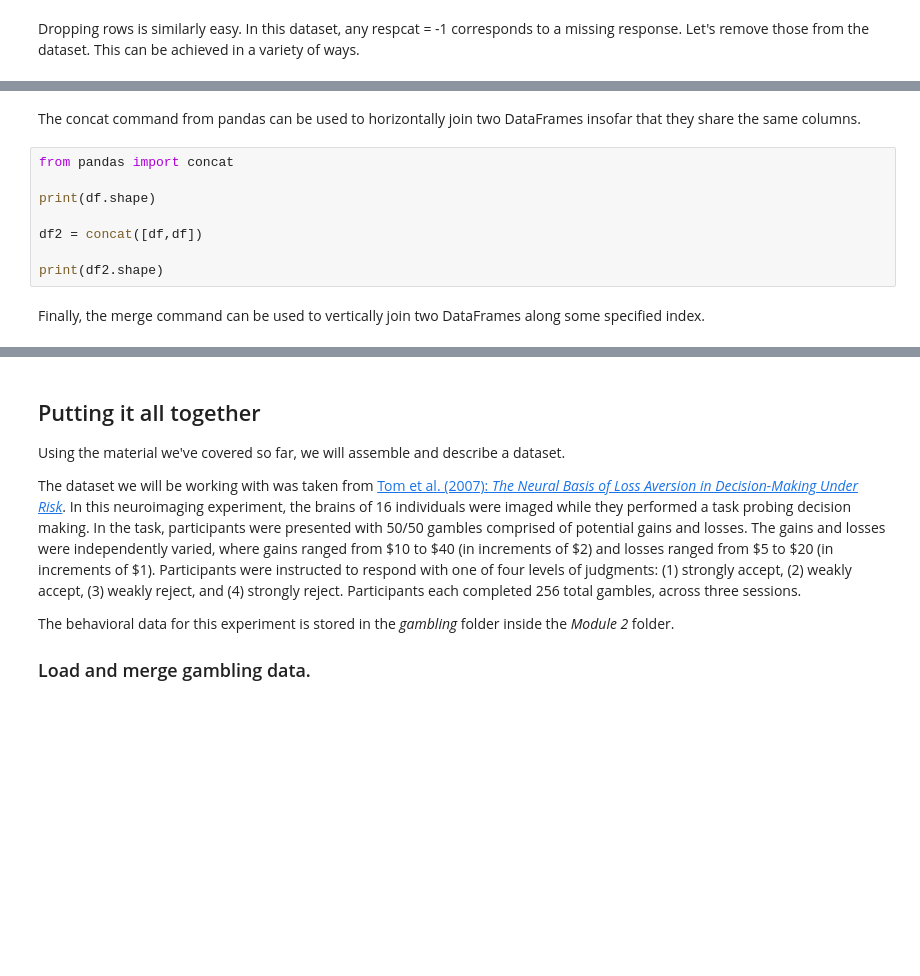
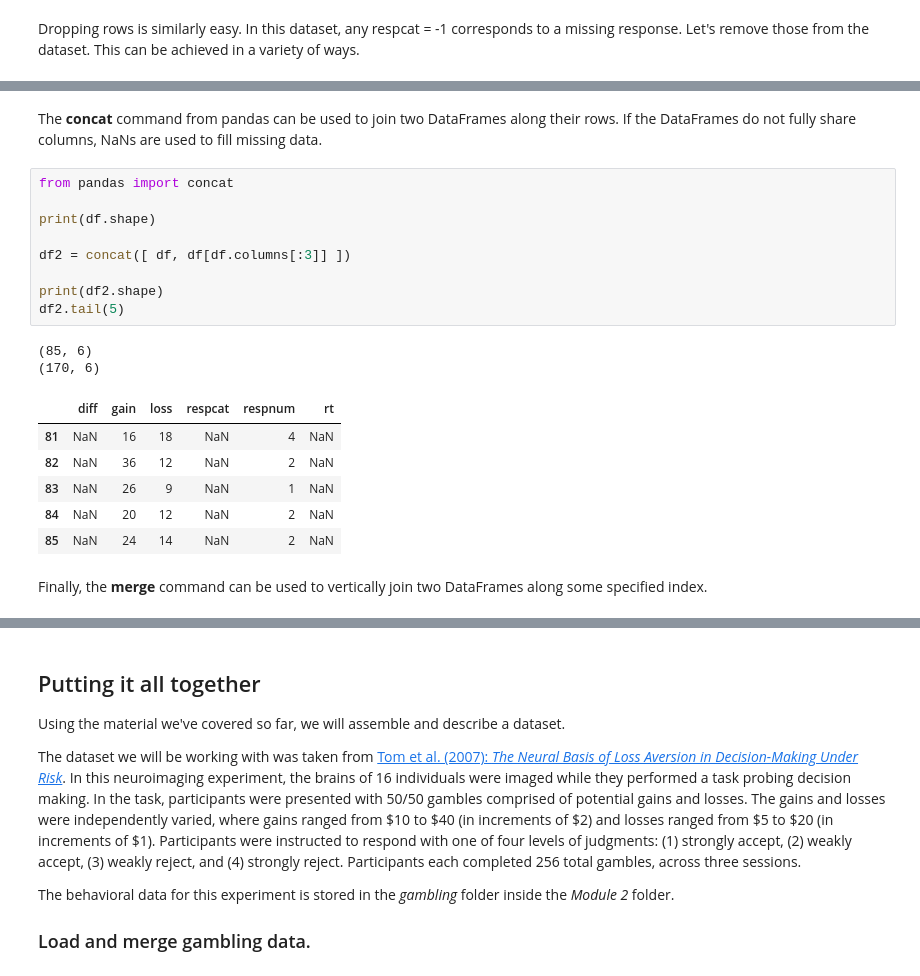
Before and after one commit to szorowi1/qmss2017, a Jupyter notebook: module2/module2_notes.ipynb, the cells around one changed output, grey strips where cells are left out. Drawn from its saved outputs; the diff is of its cells as text; blank space fills up the shorter version.

```diff
--- a/module2/module2_notes.ipynb
+++ b/module2/module2_notes.ipynb
@@ -536,15 +736,25 @@ df.append(d, ignore_index=True).tail(3)
 # %% [markdown]
-The concat command from pandas can be used to horizontally join two DataFrames insofar that they share the same columns.
+The **concat** command from pandas can be used to join two DataFrames along their rows. If the DataFrames do not fully share columns, NaNs are used to fill missing data.
 # %%
 from pandas import concat
 
 print(df.shape)
 
-df2 = concat([df,df])
+df2 = concat([ df, df[df.columns[:3]] ])
 
 print(df2.shape)
+df2.tail(5)
+# %% [output]
+(85, 6)
+(170, 6)
+|  | diff | gain | loss | respcat | respnum | rt |
+| 81 | NaN | 16 | 18 | NaN | 4 | NaN |
+| 82 | NaN | 36 | 12 | NaN | 2 | NaN |
+| 83 | NaN | 26 | 9 | NaN | 1 | NaN |
+| 84 | NaN | 20 | 12 | NaN | 2 | NaN |
+| 85 | NaN | 24 | 14 | NaN | 2 | NaN |
 # %% [markdown]
-Finally, the merge command can be used to vertically join two DataFrames along some specified index.
+Finally, the **merge** command can be used to vertically join two DataFrames along some specified index.
 # %%
 ## Separate DataFrame into two sets of variables.
 df1 = df[['gain','loss','respnum','respcat']]
```
Also changed, not shown: parts of 70 cells of this notebook, 1 other file.
